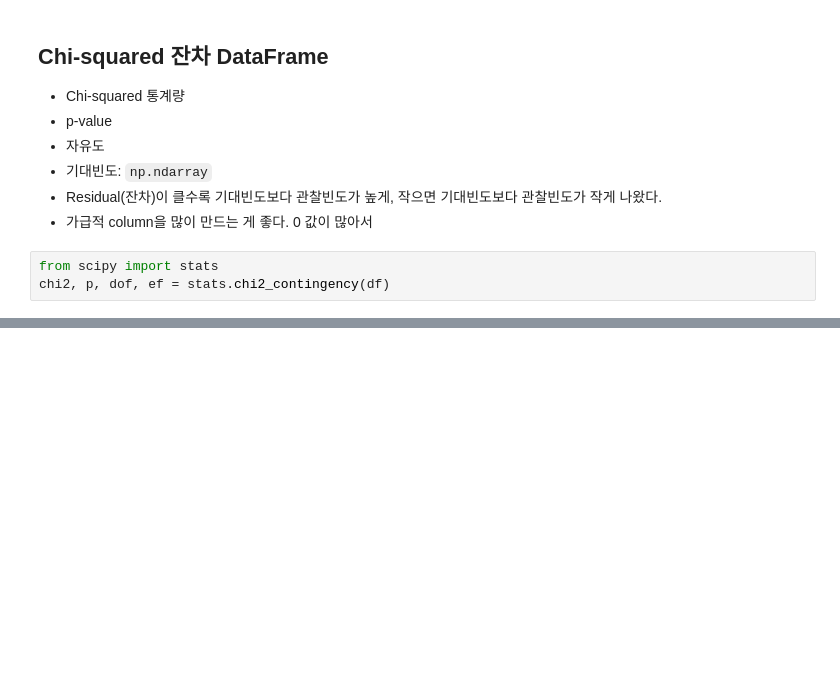
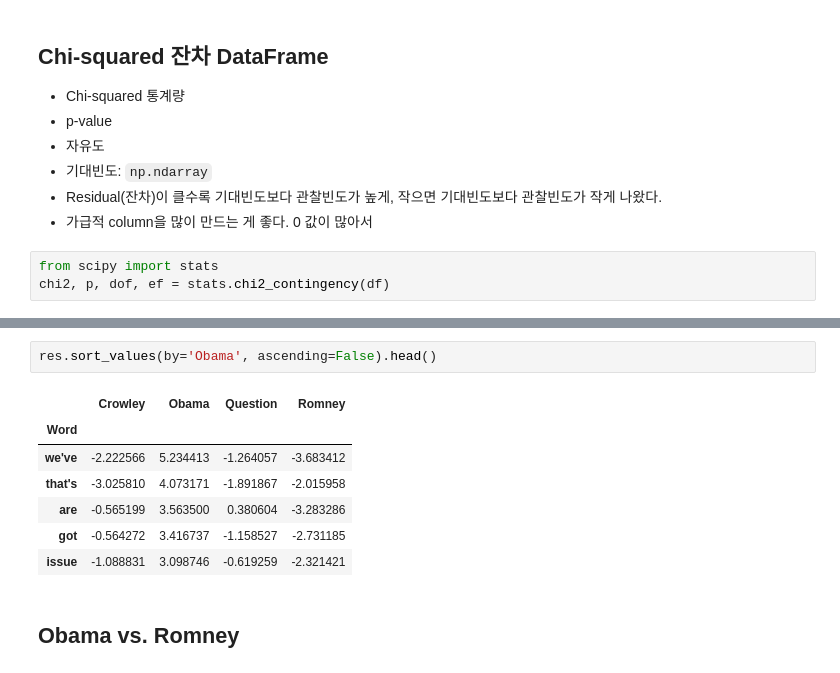
Before and after one commit to yunjichoi37/corpus-linguistics, a Jupyter notebook: 실습/09_키워드분석.ipynb, the cells around one changed output, grey strips where cells are left out. Drawn from its saved outputs; the diff is of its cells as text; blank space fills up the shorter version.

```diff
--- a/실습/09_키워드분석.ipynb
+++ b/실습/09_키워드분석.ipynb
@@ -102,0 +117,12 @@ array([[0.09879599, 0.42016428, 0.03195679, 0.44908293],
+# %%
+res.sort_values(by='Obama', ascending=False).head()
+# %% [output]
+|  | Crowley | Obama | Question | Romney |
+| Word |  |  |  |  |
+| we've | -2.222566 | 5.234413 | -1.264057 | -3.683412 |
+| that's | -3.025810 | 4.073171 | -1.891867 | -2.015958 |
+| are | -0.565199 | 3.563500 | 0.380604 | -3.283286 |
+| got | -0.564272 | 3.416737 | -1.158527 | -2.731185 |
+| issue | -1.088831 | 3.098746 | -0.619259 | -2.321421 |
+# %% [markdown]
+## Obama vs. Romney
```
Also changed, not shown: parts of 12 cells of this notebook.
